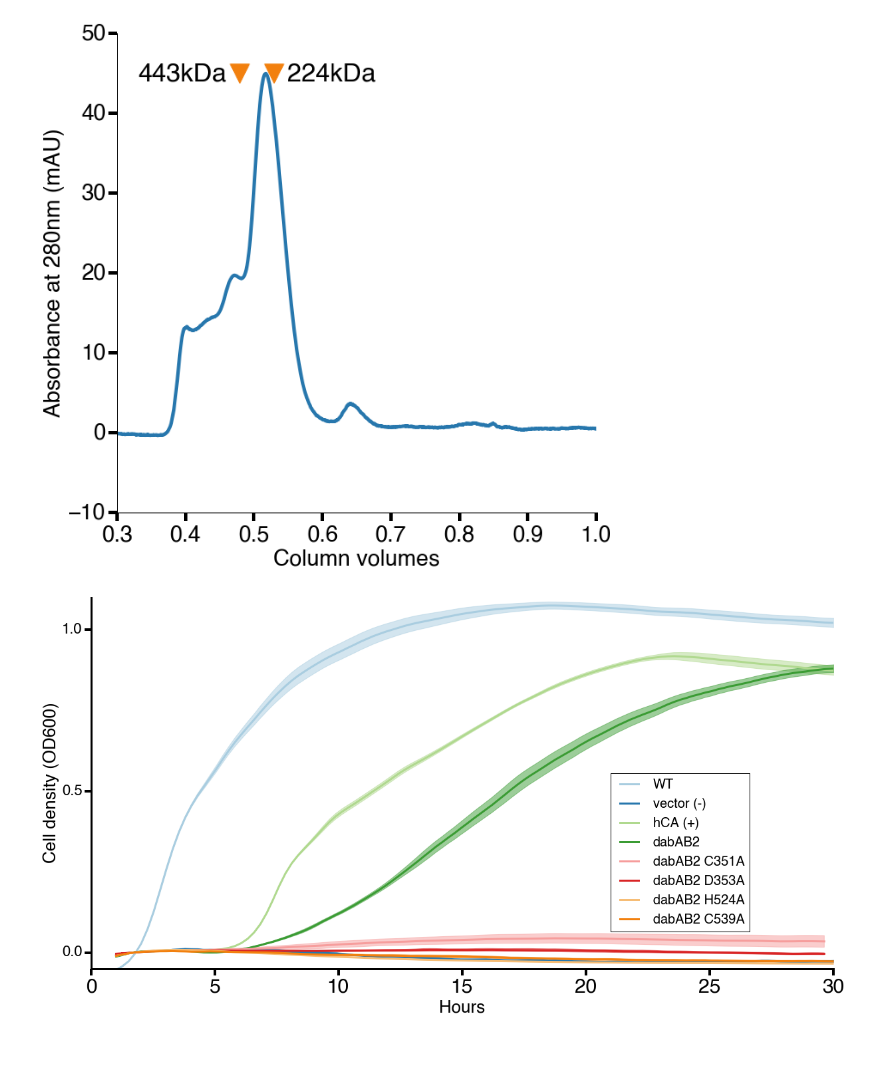
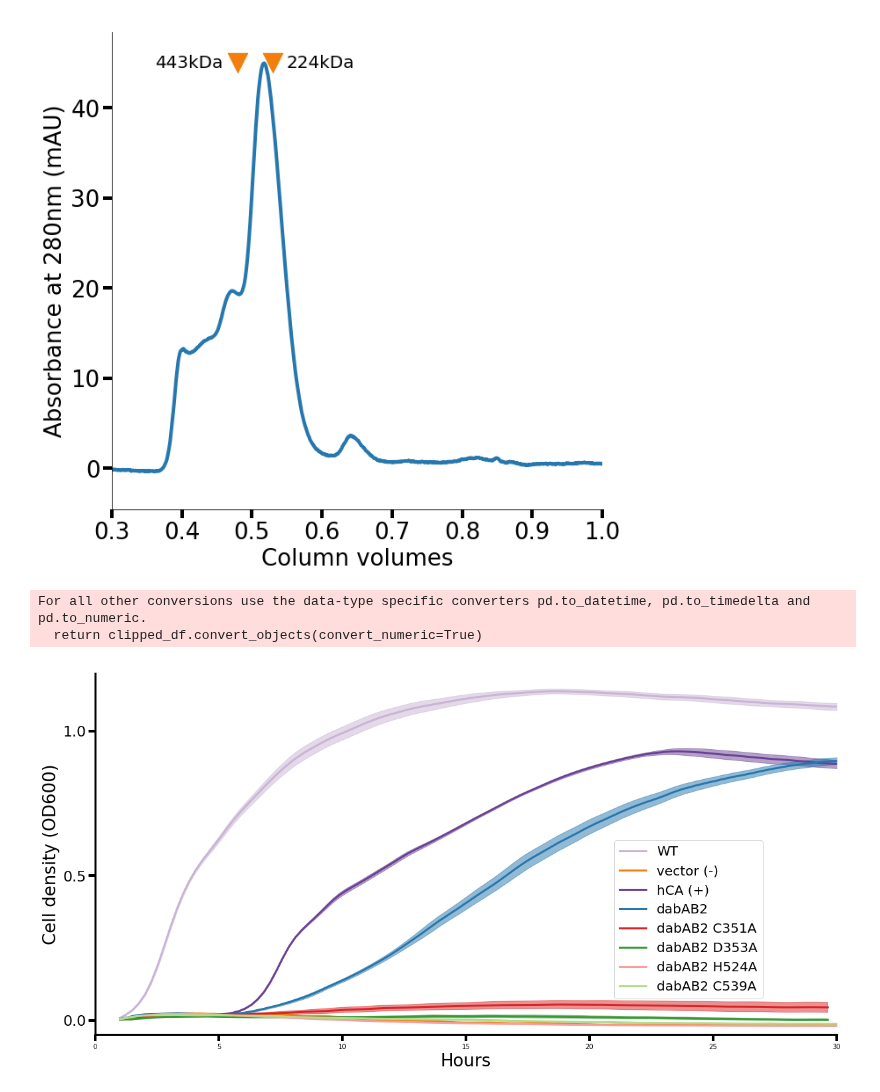
Before and after one commit to jackdesmarais/DabTransporterPaper, a Jupyter notebook: scripts/figure 4 DabA2 point mutants.ipynb, the cells around one changed output. Saved outputs shown, nothing was run; the diff lists cells and outputs as text; code cells hidden in the pictures; blank space fills up the shorter version.

Commit message:
stopped wt from blanking to less than zero and changed colors. still need to update adobe

```diff
--- a/scripts/figure 4 DabA2 point mutants.ipynb
+++ b/scripts/figure 4 DabA2 point mutants.ipynb
@@ -26,6 +26,6 @@ sns.palplot(qual_palette)
 # %%
 def prepAndNormalize(ps,timecourse,cutoffTime):
-    blanked = timecourse.blank()
+    blanked = timecourse.blank(n_skip=0,n_av=3)
     smoothed = blanked.smooth()
     data = smoothed.data_for_label('abs600')
     yld = smoothed.GrowthYieldCutoff(cutoffTime,density_label='abs600')
@@ -220,6 +234,8 @@ names2colors = {
 nameorder = ['Buffer (-)', 'DAB2 C351A', 'DAB2 D353A', 'DAB2', 'bCA (+)']
 # %%
 fig,ax = plt.subplots(figsize=(10,10), frameon=False)
+
+fontsize=20
 
 fileLoc = '../data/zincBindingFilesForPaper/'
 data_df = pd.DataFrame(columns=['x'],dtype='float')
@@ -250,7 +266,7 @@ for i, col in enumerate(data_df.columns):
     name = data_df[col].name
     c = names2colors[name]
     ax.plot(x, y, zorder=5, lw=3, color=c)
-    plt.text(2900,(i*2)+0.3,col,ha='left',va='bottom')
+    plt.text(2900,(i*2)+0.3,col,ha='left',va='bottom',fontsize=fontsize)
 
 top=len(data_df.columns)*2+0.5
 plt.xlim(2000,12000)
@@ -267,11 +283,11 @@ plt.vlines([2622.39,6403.84,7478.15,8638.86,9572.0],0,top-0.5,zorder=0 ,alpha=0.
 #     plt.text(8638.86,top-0.6,'Zn Ka1',ha='center',va='bottom')
 #     plt.text(9572.0,top-0.6,'Zn Kb1',ha='center',va='bottom')
 #     plt.text(6403.84,top-0.6,'Fe Ka1',ha='center',va='bottom')
-plt.text(2622.39,top-0.6,'Cl',ha='center',va='bottom')
-plt.text(7478.15,top-0.6,'Ni',ha='center',va='bottom')
-plt.text(8638.86,top-0.6,'Zn',ha='center',va='bottom')
-plt.text(9572.0,top-0.6,'Zn',ha='center',va='bottom')
-plt.text(6403.84,top-0.6,'Fe',ha='center',va='bottom')
+plt.text(2622.39,top-0.6,'Cl',ha='center',va='bottom',fontsize=fontsize)
+plt.text(7478.15,top-0.6,'Ni',ha='center',va='bottom',fontsize=fontsize)
+plt.text(8638.86,top-0.6,'Zn',ha='center',va='bottom',fontsize=fontsize)
+plt.text(9572.0,top-0.6,'Zn',ha='center',va='bottom',fontsize=fontsize)
+plt.text(6403.84,top-0.6,'Fe',ha='center',va='bottom',fontsize=fontsize)
 #     plt.legend(loc=[1.05,0.4])
 plt.xlabel('Energy (keV)')
 plt.ylabel('Normalized counts')
@@ -326,8 +342,8 @@ peak_height = s200[s200['UV 1_280_ml']==peak*2.4]['UV 1_280_mAU'].iloc[0]
 plt.scatter([bX,lX],[peak_height]*2,s = 500,marker='v',color=qual_palette[7])
 
 offset = 0.02
-plt.text(bX-offset,peak_height,'%dkDa'%bY,ha='right',va='center')
-plt.text(lX+offset,peak_height,'%dkDa'%lY,ha='left',va='center')
+plt.text(bX-offset,peak_height,'%dkDa'%bY,ha='right',va='center',fontsize=fontsize)
+plt.text(lX+offset,peak_height,'%dkDa'%lY,ha='left',va='center',fontsize=fontsize)
 
 
 # plt.axvline(peak,label=kDa,c='g')
@@ -347,7 +363,7 @@ plt.savefig('fig4/fig4PanelS3.eps',
            format='eps',bbox_inches='tight')
 plt.show()
 # %% [output]
-[figure, old version]
+[figure, new version]
 # %%
 fig,ax = plt.subplots(figsize=(20,10))
 
@@ -355,7 +371,7 @@ fig,ax = plt.subplots(figsize=(20,10))
 ps = PlateSpec.FromFile('../data/tecantaloupe/growth/plate_specs/2018_02_07_operon1CAFreeKnockInGrowth_metalKO_nice.csv')
 parser = SavageLabM1000Excel()
 timecourse1 = parser.ParseFromFilename('../data/tecantaloupe/growth/data/2018_02_09_CAFree_operon1_rescue_experiment_metal_KO_later.xlsx')
-blanked1 = timecourse1.blank()
+blanked1 = timecourse1.blank(n_skip=0,n_av=3)
 smoothed1 = blanked1.smooth()
 
 means1 = smoothed1.mean_by_name(ps)
@@ -370,7 +386,7 @@ sems_OD1 = sems1.data_for_label('abs600')
 ps2 = PlateSpec.FromFile('../data/tecantaloupe/growth/plate_specs/2018_03_23_operon1CAFreeKnockInGrowth_metalandproton_nice.csv')
 parser2 = SavageLabM1000Excel()
 timecourse2 = parser2.ParseFromFilename('../data/tecantaloupe/growth/data/2018_03_24_CAFree_DAB2_protonWire.xlsx')
-blanked2 = timecourse2.blank()
+blanked2 = timecourse2.blank(n_skip=0,n_av=3)
 smoothed2 = blanked2.smooth()
 
 means2 = smoothed2.mean_by_name(ps2)
@@ -389,6 +405,7 @@ time_h = mean_OD.time_s / (60.0*60.0)
 #     print(data)
 to_plot = [
     ('bw+pFE-sfGFP_x', 'WT'),
+#     ('bw+pFE-sfGFP_y', 'WT2'),
     ('CAF+pFE-sfGFP_x', 'vector (-)'),
     ('CAF+pFE-HCA2', 'hCA (+)'),
     ('CAF+pFE-DAB2_wt_x', 'dabAB2'),
@@ -398,41 +415,55 @@ to_plot = [
     ('CAF+pFE-DAB2+dCys1', 'dabAB2 C539A'),
 ]
 
+colors = {
+    'WT':qual_palette[8],
+#     'WT2':qual_palette[8],
+    'vector (-)':qual_palette[7],
+    'hCA (+)':qual_palette[9],
+    'dabAB2':qual_palette[1],
+    'dabAB2 C351A':qual_palette[5],
+    'dabAB2 D353A':qual_palette[3],
+    'dabAB2 H524A':qual_palette[4],
+    'dabAB2 C539A':qual_palette[2],
+}
+
 
 labels = [name for label, name in to_plot]
 
 for i, tp in enumerate(to_plot):
     c,label = tp
-    color = qual_palette[i % len(qual_palette)]
+    color = colors[label]
     plt.fill_between(time_h, mean_OD[c] - sems_OD[c], mean_OD[c] + sems_OD[c],
                      color=color, alpha=0.5)
     plt.plot(time_h, mean_OD[c], label=label, color=color, lw=3)
 
 plt.xlim(0,30)
 
 plt.ylabel('Cell density (OD600)', fontsize=26)
 plt.xlabel('Hours', fontsize=26)
 
 plt.tick_params(axis='both', direction='out', bottom='on', left='on', top='off', right='off',
                 length=10, width=4)
 plt.yticks([0, 0.5, 1.0], fontsize=22)
-plt.ylim(-0.05, 1.1)
+plt.ylim(-0.05, 1.2)
     # Hide the right and top spines
 ax.spines['right'].set_visible(False)
 ax.spines['top'].set_visible(False)
 
 # Only show ticks on the left and bottom spines
 ax.yaxis.set_ticks_position('left')
 ax.xaxis.set_ticks_position('bottom')
 
 #     change axis weight
 ax.spines['left'].set_linewidth(3)
 ax.spines['bottom'].set_linewidth(3)
 plt.legend(loc=[0.7,0.1],fontsize=20)
 
 
 
 plt.savefig('fig4/fig4S1.eps',format='eps',bbox_inches='tight')
 plt.show()
 # %% [output]
+For all other conversions use the data-type specific converters pd.to_datetime, pd.to_timedelta and pd.to_numeric.
+  return clipped_df.convert_objects(convert_numeric=True)
-[figure, old version]
+[figure, new version]
```
Also changed, not shown: parts of 3 cells of this notebook, 18 other files.
